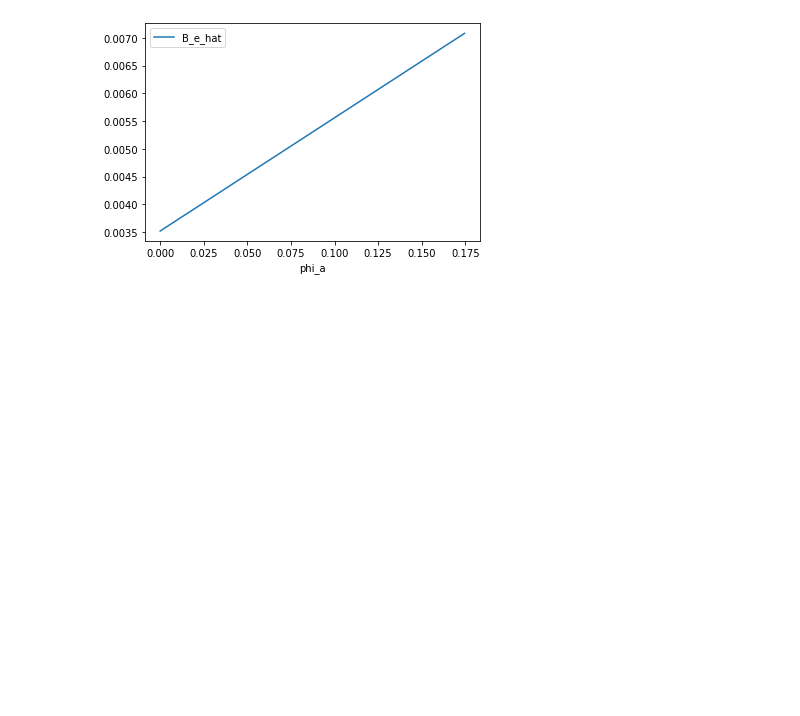
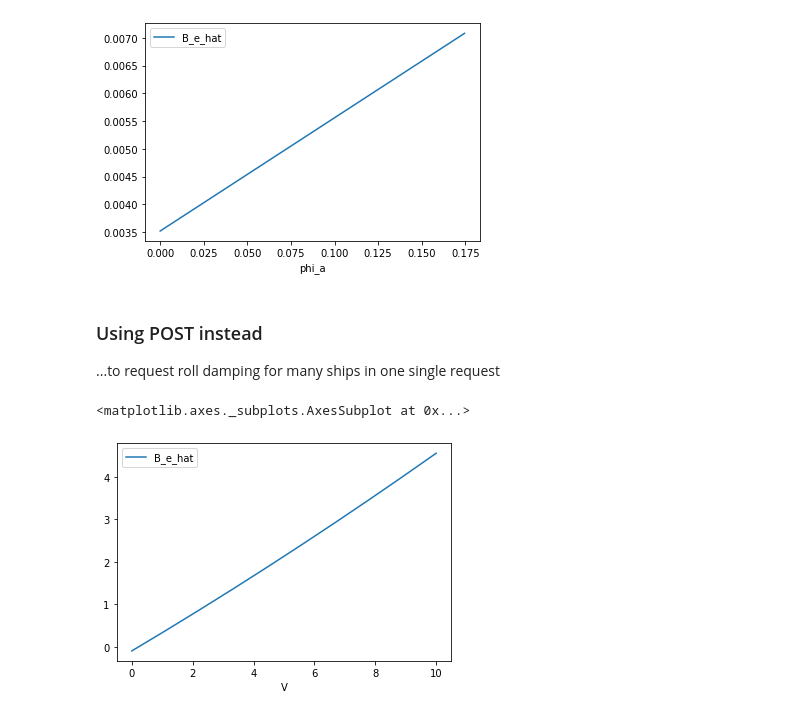
Before and after one commit to martinlarsalbert/REST_API_roll_damping, a Jupyter notebook: doc/notebooks/01_request_API.ipynb, the cells around one changed output. Cells and saved outputs as stored; diff of their text form; code cells hidden in the pictures; blank space fills up the shorter version.

```diff
--- a/doc/notebooks/01_request_API.ipynb
+++ b/doc/notebooks/01_request_API.ipynb
@@ -12,7 +13,8 @@ import matplotlib.pyplot as plt
 # %% [markdown]
 ## Simple request
 # %%
-request = r'http://marale.pythonanywhere.com/api/roll_damping?lpp=100&beam=10&T=2&BK_L=0&BK_B=0&OG=0&omega0_hat=0.1&C_b=0.7&A_0=0.97&V=10&phi_a=0.1'
+url = r'http://marale.pythonanywhere.com/api/roll_damping'
+request = url + r'?lpp=100&beam=10&T=2&BK_L=0&BK_B=0&OG=0&omega0_hat=0.1&C_b=0.7&A_0=0.97&V=10&phi_a=0.1'
 
 r = requests.get(request)
 assert r.status_code is 200
@@ -79,3 +90,20 @@ result2.plot(x='phi_a',y='B_e_hat', ax=ax)
 # %% [output]
 <matplotlib.axes._subplots.AxesSubplot at 0x...>
 [figure]
+# %% [markdown]
+### Using POST instead
+...to request roll damping for many ships in one single request
+# %%
+input_list = [record for record in inputs.to_dict('records')]
+response = requests.post(url=url,
+                         json=input_list)
+
+outputs = response.json()
+outputs
+result3 = pd.DataFrame(outputs)
+# %%
+fig,ax=plt.subplots()
+result3.plot(x='V',y='B_e_hat', ax=ax)
+# %% [output]
+<matplotlib.axes._subplots.AxesSubplot at 0x...>
+[figure, added]
```
Also changed, not shown: parts of 4 cells of this notebook, 2 other files.
